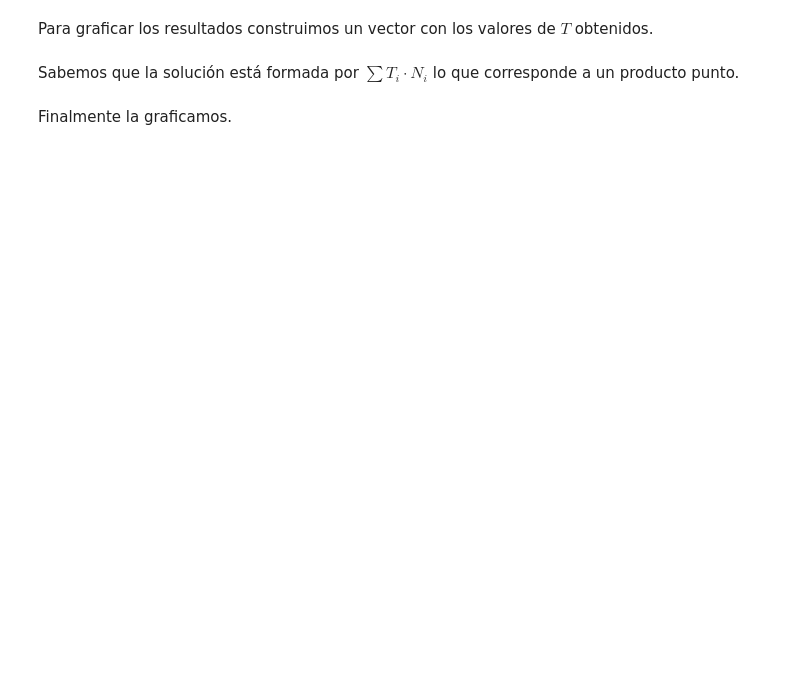
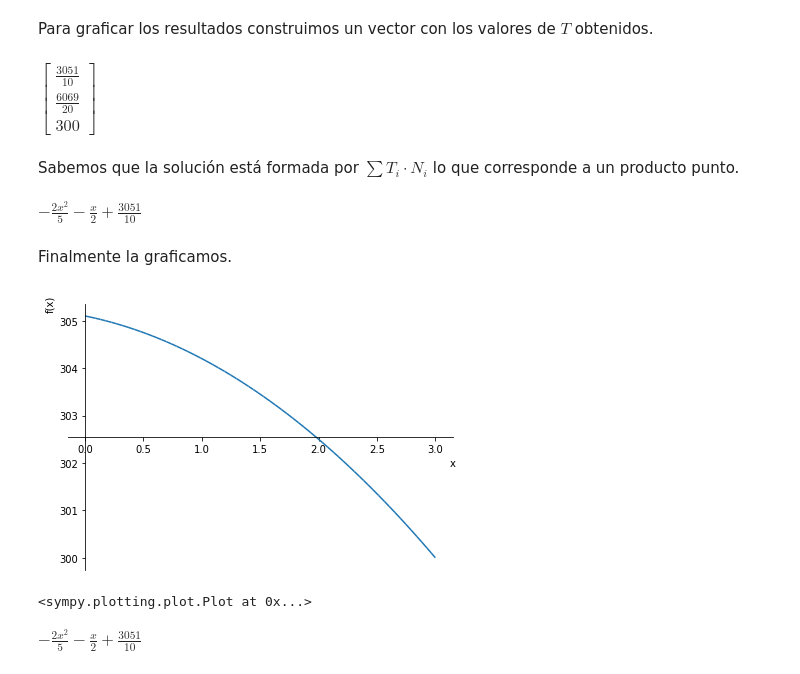
Before and after one commit to gdesirena/Elementos-Finitos, a Jupyter notebook: Modulo1/Capitulo-03/Sympy-Cuadratico-Ej-Problema.ipynb, the cells around one changed output. Saved outputs shown, nothing was run; the diff lists cells and outputs as text; code cells hidden in the pictures; blank space fills up the shorter version.

```diff
--- a/Modulo1/Capitulo-03/Sympy-Cuadratico-Ej-Problema.ipynb
+++ b/Modulo1/Capitulo-03/Sympy-Cuadratico-Ej-Problema.ipynb
@@ -37,2 +108,6 @@ En este caso conocemos la $T_3 = 300$, pero desconocemos el flujo a la salida. P
 # %% [markdown]
 Realizamos la operación $KT = F_Q + F_q$ para obtener el sistema de ecuaciones, substituyendo la temperatura conocida $T_3 = 300$.
+# %%
+ecuaciones = Mk*T - FQ - Fq
+ecuaciones = ecuaciones.subs(T_3, 300)
+ecuaciones
@@ -39,2 +116,5 @@ Realizamos la operación $KT = F_Q + F_q$ para obtener el sistema de ecuaciones,
 # %% [markdown]
 Resolvemos el sistema de ecuaciones.
+# %%
+sol = sp.solve(ecuaciones)
+sol
@@ -41,6 +127,26 @@ Resolvemos el sistema de ecuaciones.
 # %% [markdown]
 Para graficar los resultados construimos un vector con los valores de $T$ obtenidos.
+# %%
+VTsol = sp.Matrix([sol[T_1], sol[T_2], 300])
+VTsol
+# %% [output]
+$\displaystyle \left[\begin{matrix}\frac{3051}{10}\\\frac{6069}{20}\\300\end{matrix}\right]$
 # %% [markdown]
 Sabemos que la solución está formada por $\sum T_i \cdot N_i$ lo que corresponde a un producto punto.
+# %%
+T_sol = VTsol.dot(VN).subs(L,3)
+T_sol
+# %% [output]
+$\displaystyle - \frac{2 x^{2}}{5} - \frac{x}{2} + \frac{3051}{10}$
 # %% [markdown]
 Finalmente la graficamos.
+# %%
+# Graficar la ecuacion de temperaturas utilizando sympy
+sp.plot(T_sol, (x,0,3))
+# %% [output]
+[figure, added]
+<sympy.plotting.plot.Plot at 0x...>
+# %%
+T_sol
+# %% [output]
+$\displaystyle - \frac{2 x^{2}}{5} - \frac{x}{2} + \frac{3051}{10}$
```
Also changed, not shown: parts of 19 cells of this notebook.
